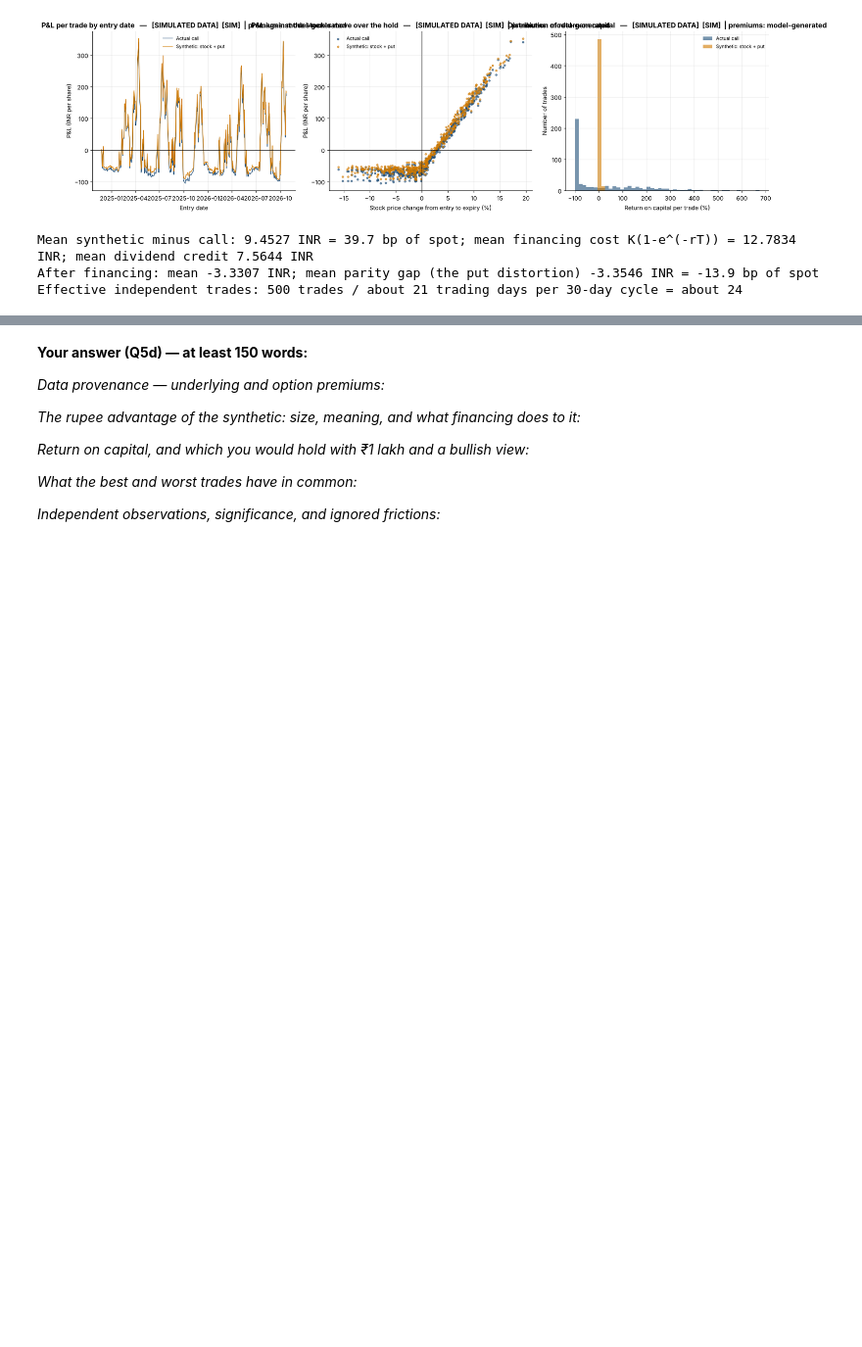
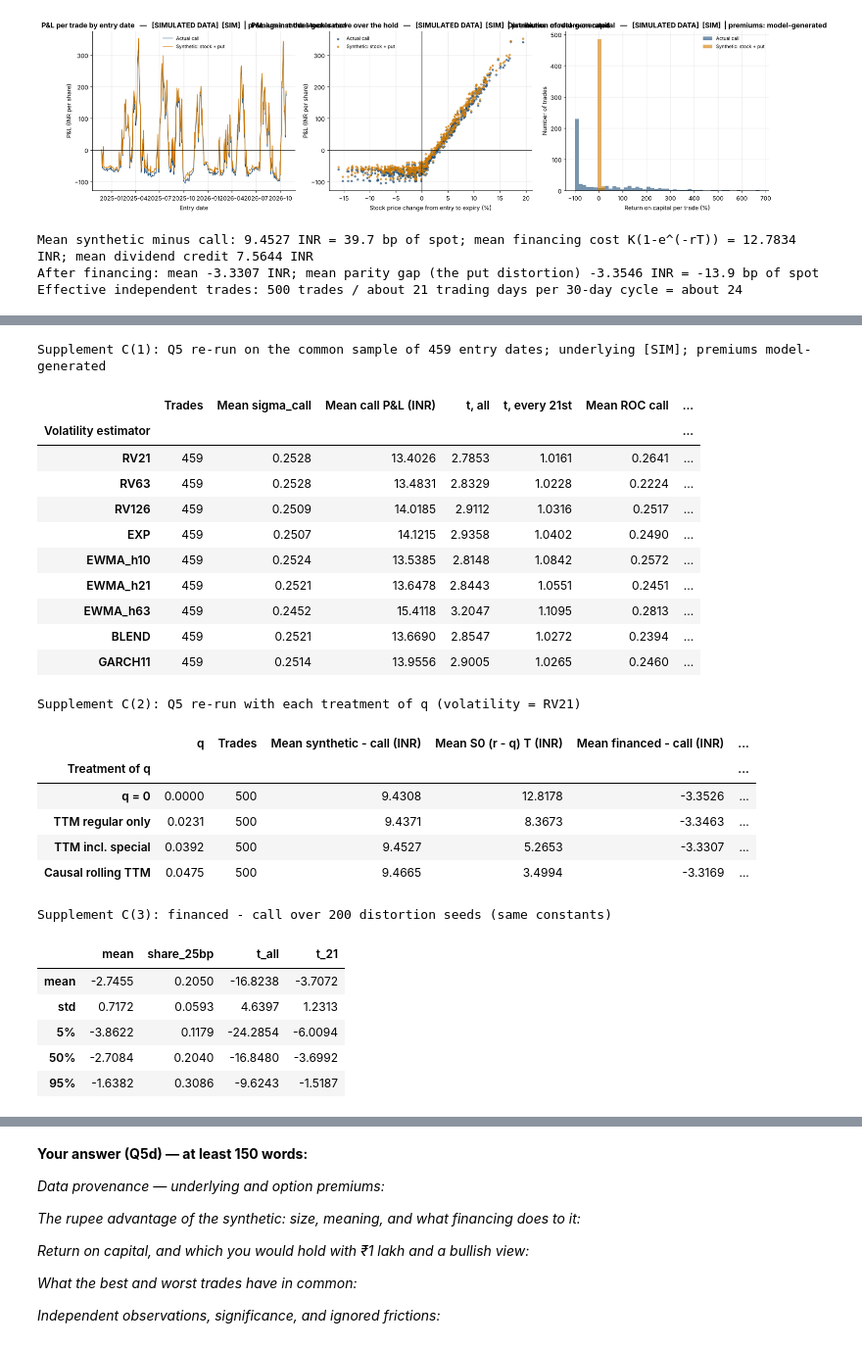
Before and after one commit to Tarush-035/DRM_Sem1_26_27, a Jupyter notebook: sandbox_run/Lab04_SIM_sandbox_run_NOT_FOR_SUBMISSION.ipynb, the cells around one changed output, grey strips where cells are left out. Shown at 98% size. Drawn from its saved outputs; the diff is of its cells as text; code cells hidden in the pictures; blank space fills up the shorter version.

```diff
--- a/sandbox_run/Lab04_SIM_sandbox_run_NOT_FOR_SUBMISSION.ipynb
+++ b/sandbox_run/Lab04_SIM_sandbox_run_NOT_FOR_SUBMISSION.ipynb
@@ -1982,0 +1761,80 @@ Q2
+# %%
+# ==================================================================================
+#  SUPPLEMENT C: does the Q5 conclusion depend on the volatility estimator or on the treatment of q?
+# ==================================================================================
+common_idx = E.index
+rows = []
+for nm in EST_NAMES:
+    tr = build_trades(stock, inr_r, Q_DIV, vol_series=EST[nm]); tr = tr.loc[tr.index.intersection(common_idx)]
+    d = tr["pnl_fin"] - tr["pnl_call"]
+    rows.append({"Volatility estimator": nm, "Trades": len(tr), "Mean sigma_call": tr["sigma_call"].mean(),
+                 "Mean call P&L (INR)": tr["pnl_call"].mean(), "t, all": tstat(tr["pnl_call"]), "t, every 21st": tstat(tr["pnl_call"].to_numpy()[::21]),
+                 "Mean ROC call": tr["roc_call"].mean(), "Mean ROC synthetic": tr["roc_syn"].mean(),
+                 "Mean financed - call (INR)": d.mean(), "Share beyond 25 bp": (d.abs() > TC_BPS / 1e4 * tr["S0"]).mean()})
+SENS_VOL = pd.DataFrame(rows).set_index("Volatility estimator")
+print(f"Supplement C(1): Q5 re-run on the common sample of {len(common_idx)} entry dates; underlying {PROV['stock']}; premiums model-generated")
+display(SENS_VOL)
+
+rows = []
+# causal q: dividends in the 365 days up to each date / that day's close (no future dividends or prices)
+Q_CAUSAL = pd.Series([DIV_TABLE.loc[(DIV_TABLE["ex_date"] > d - pd.Timedelta(days=365)) & (DIV_TABLE["ex_date"] <= d), "amount"].sum() / s
+                      for d, s in stock.items()], index=stock.index)
+for nm, qq in (("q = 0", 0.0), ("TTM regular only", Q_REGULAR), ("TTM incl. special", Q_TOTAL), ("Causal rolling TTM", Q_CAUSAL)):
+    tr = build_trades(stock, inr_r, qq); d = tr["pnl_fin"] - tr["pnl_call"]
+    rows.append({"Treatment of q": nm, "q": float(np.mean(qq)), "Trades": len(tr), "Mean synthetic - call (INR)": (tr["pnl_syn"] - tr["pnl_call"]).mean(),
+                 "Mean S0 (r - q) T (INR)": (tr["S0"] * (tr["r"] - (qq.reindex(tr.index) if isinstance(qq, pd.Series) else qq)) * tr["T"]).mean(), "Mean financed - call (INR)": d.mean(),
+                 "Mean parity gap (INR)": tr["parity_gap"].mean(), "Mean call P&L (INR)": tr["pnl_call"].mean(),
+                 "Mean ROC call": tr["roc_call"].mean(), "Mean ROC synthetic": tr["roc_syn"].mean(),
+                 "Share beyond 25 bp": (d.abs() > TC_BPS / 1e4 * tr["S0"]).mean()})
+SENS_Q = pd.DataFrame(rows).set_index("Treatment of q")
+print("\nSupplement C(2): Q5 re-run with each treatment of q (volatility = RV21)")
+display(SENS_Q)
+# distortion is one random path: repeat with other seeds
+seed_rows = []
+for sd in range(SEED, SEED + 200):
+    tr = build_trades(stock, inr_r, Q_DIV, seed=sd); d = tr["pnl_fin"] - tr["pnl_call"]
+    seed_rows.append({"mean": d.mean(), "share_25bp": (d.abs() > TC_BPS / 1e4 * tr["S0"]).mean(),
+                      "t_all": tstat(d), "t_21": tstat(d.to_numpy()[::21])})
+SEEDS = pd.DataFrame(seed_rows)
+print("\nSupplement C(3): financed - call over 200 distortion seeds (same constants)")
+display(SEEDS.describe(percentiles=[0.05, 0.5, 0.95]).loc[["mean", "std", "5%", "50%", "95%"]])
+
+# out-of-sample style check: does the headline hold in each half of the window separately?
+half = trades.index[len(trades) // 2]
+split = []
+for lab, tr in (("first half", trades.loc[:half]), ("second half", trades.loc[half:].iloc[1:])):
+    d = tr["pnl_fin"] - tr["pnl_call"]
+    split.append({"Sample": lab, "From": tr.index[0].date(), "To": tr.index[-1].date(), "Trades": len(tr),
+                  "Mean call P&L": tr["pnl_call"].mean(), "t call (every 21st)": tstat(tr["pnl_call"].to_numpy()[::21]),
+                  "Mean syn - call": (tr["pnl_syn"] - tr["pnl_call"]).mean(), "Mean financed - call": d.mean(),
+                  "Mean move": tr["move"].mean(), "Mean priced vol": tr["sigma_call"].mean(), "Mean realised vol": tr["rv_hold"].mean()})
+SPLIT = pd.DataFrame(split).set_index("Sample")
+print("\nSupplement C(4): Q5 headline in each half of the window")
+display(SPLIT)
+# %% [output]
+Supplement C(1): Q5 re-run on the common sample of 459 entry dates; underlying [SIM]; premiums model-generated
+|  | Trades | Mean sigma_call | Mean call P&L (INR) | t, all | t, every 21st | Mean ROC call | ... |
+| Volatility estimator |  |  |  |  |  |  | ... |
+| RV21 | 459 | 0.2528 | 13.4026 | 2.7853 | 1.0161 | 0.2641 | ... |
+| RV63 | 459 | 0.2528 | 13.4831 | 2.8329 | 1.0228 | 0.2224 | ... |
+| RV126 | 459 | 0.2509 | 14.0185 | 2.9112 | 1.0316 | 0.2517 | ... |
+| EXP | 459 | 0.2507 | 14.1215 | 2.9358 | 1.0402 | 0.2490 | ... |
+| EWMA_h10 | 459 | 0.2524 | 13.5385 | 2.8148 | 1.0842 | 0.2572 | ... |
+| EWMA_h21 | 459 | 0.2521 | 13.6478 | 2.8443 | 1.0551 | 0.2451 | ... |
+| EWMA_h63 | 459 | 0.2452 | 15.4118 | 3.2047 | 1.1095 | 0.2813 | ... |
+| BLEND | 459 | 0.2521 | 13.6690 | 2.8547 | 1.0272 | 0.2394 | ... |
+| GARCH11 | 459 | 0.2514 | 13.9556 | 2.9005 | 1.0265 | 0.2460 | ... |
+Supplement C(2): Q5 re-run with each treatment of q (volatility = RV21)
+|  | q | Trades | Mean synthetic - call (INR) | Mean S0 (r - q) T (INR) | Mean financed - call (INR) | ... |
+| Treatment of q |  |  |  |  |  | ... |
+| q = 0 | 0.0000 | 500 | 9.4308 | 12.8178 | -3.3526 | ... |
+| TTM regular only | 0.0231 | 500 | 9.4371 | 8.3673 | -3.3463 | ... |
+| TTM incl. special | 0.0392 | 500 | 9.4527 | 5.2653 | -3.3307 | ... |
+| Causal rolling TTM | 0.0475 | 500 | 9.4665 | 3.4994 | -3.3169 | ... |
+Supplement C(3): financed - call over 200 distortion seeds (same constants)
+|  | mean | share_25bp | t_all | t_21 |
+| mean | -2.7455 | 0.2050 | -16.8238 | -3.7072 |
+| std | 0.7172 | 0.0593 | 4.6397 | 1.2313 |
+| 5% | -3.8622 | 0.1179 | -24.2854 | -6.0094 |
+| 50% | -2.7084 | 0.2040 | -16.8480 | -3.6992 |
+| 95% | -1.6382 | 0.3086 | -9.6243 | -1.5187 |
```
Also changed, not shown: parts of 32 cells of this notebook, 1 other file.
